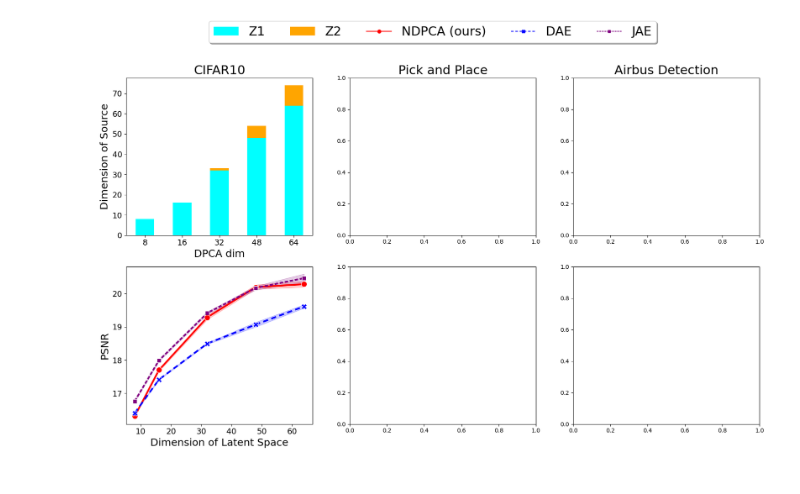
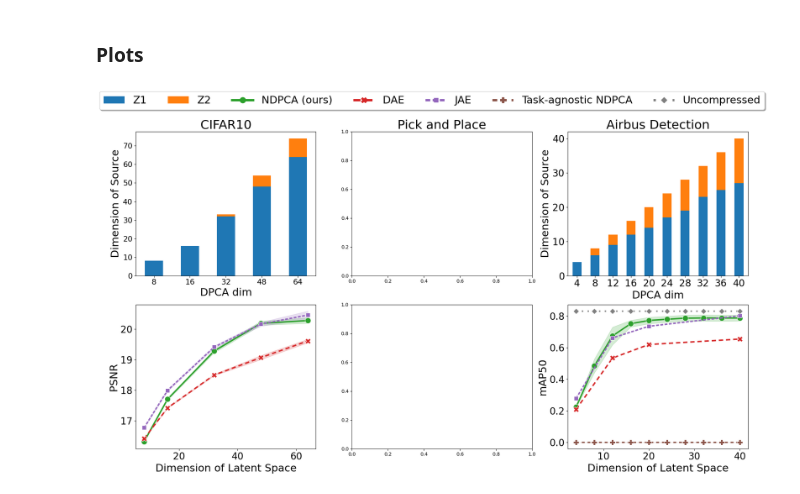
Before and after one commit to UTAustin-SwarmLab/Task-aware-Distributed-Source-Coding, a Jupyter notebook: plots/make_plot.ipynb, the cells around one changed output. Drawn from its saved outputs; the diff is of its cells as text; code cells hidden in the pictures.

Commit message:
add airbus plots

```diff
--- a/plots/make_plot.ipynb
+++ b/plots/make_plot.ipynb
@@ -1,10 +1,12 @@
 # %%
 import matplotlib.pyplot as plt
+import matplotlib.ticker as mtick
 import numpy as np
 import pandas as pd
 import seaborn as sns
-%matplotlib inline
+# %matplotlib inline
 
 import warnings
 warnings.simplefilter(action='ignore', category=FutureWarning)
-# %config InlineBackend.close_figures=False # keep figures open in pyplot
+
+color_list = sns.color_palette()
@@ -90,49 +123,82 @@ print(cifar_df.tail())
+# %% [markdown]
+### Plots
 # %%
 fig, ax_list = plt.subplot_mosaic(
         [["cifar_z", "pnp_z", "airbus_z"],
         ["cifar_dpca", "pnp_dpca", "airbus_dpca"]],
-        figsize=(20, 11))
+        figsize=(23, 12))
         # gridspec_kw={
             # set the height ratios between the rows
             # "height_ratios": [1.5, 1.5, 1.5, 2, 2, 2],
             # set the width ratios between the columns
             # "width_ratios": [1, 1, 1, 1],})
+
+xylabelsize = 22
+titlesize = 26
+legendsize = 22
+ticksize = 20
 
 ####### ax #######
 # 1 2 3
 # 4 5 6
 ####### ax #######
 
 ### set title
-ax_list["cifar_z"].set_title("CIFAR10", fontsize=22)
-ax_list["pnp_z"].set_title("Pick and Place", fontsize=22)
-ax_list["airbus_z"].set_title("Airbus Detection", fontsize=22)
+ax_list["cifar_z"].set_title("CIFAR10", fontsize=titlesize)
+ax_list["pnp_z"].set_title("Pick and Place", fontsize=titlesize)
+ax_list["airbus_z"].set_title("Airbus Detection", fontsize=titlesize)
 
 
 ### plot cifar denoising
-
 ## plot DPCA curve
-ax4 = sns.lineplot(data=cifar_df, x="dpca_dim", y="psnr", ax=ax_list["cifar_dpca"], linewidth=3, hue='method',
-                    palette=['red', 'blue', 'purple'], dashes=['', (3,2), (2,1)], style="method", markers=True, markersize=10)
-ax_list["cifar_dpca"].set_xlabel("Dimension of Latent Space", fontsize=18)
-ax_list["cifar_dpca"].set_ylabel("PSNR", fontsize=18)
-ax_list["cifar_dpca"].tick_params(axis="x", labelsize=14)
-ax_list["cifar_dpca"].tick_params(axis="y", labelsize=14)
+ax4 = sns.lineplot(data=cifar_df, x="dpca_dim", y="psnr", ax=ax_list["cifar_dpca"], linewidth=3, hue='method', style="method",
+                    palette=[color_list[2], color_list[3], color_list[4]], dashes=['', (3,2), (2,1)], markers=True, markersize=12)
+ax_list["cifar_dpca"].set_xlabel("Dimension of Latent Space", fontsize=xylabelsize)
+ax_list["cifar_dpca"].set_ylabel("PSNR", fontsize=xylabelsize)
+ax_list["cifar_dpca"].tick_params(axis="x", labelsize=ticksize)
+ax_list["cifar_dpca"].tick_params(axis="y", labelsize=ticksize)
 ax_list["cifar_dpca"].legend().remove()
-
 ## plot Z1 and Z2
 cifar_df_z = cifar_df.loc[(cifar_df["method"]).str.contains('NDPCA') & (cifar_df["seed"] == cifar_df.iloc[0]["seed"]) ]
-cifar_df_z.plot(kind='bar', stacked=True, color=['aqua', 'orange'], ax=ax_list["cifar_z"],
+cifar_df_z.plot(kind='bar', stacked=True, color=[color_list[0], color_list[1]], ax=ax_list["cifar_z"],
                 x="dpca_dim", y=["Z1", "Z2"], width=0.5, rot=0)
-ax_list["cifar_z"].set_xlabel("DPCA dim", fontsize=18)
-ax_list["cifar_z"].set_ylabel("Dimension of Source", fontsize=18)
-ax_list["cifar_z"].tick_params(axis="x", labelsize=14)
-ax_list["cifar_z"].tick_params(axis="y", labelsize=14)
+ax_list["cifar_z"].set_xlabel("DPCA dim", fontsize=xylabelsize)
+ax_list["cifar_z"].set_ylabel("Dimension of Source", fontsize=xylabelsize)
+ax_list["cifar_z"].tick_params(axis="x", labelsize=16)
+ax_list["cifar_z"].tick_params(axis="y", labelsize=16)
 ax_list["cifar_z"].legend().remove()
 
-lines_labels = [ax.get_legend_handles_labels() for ax in fig.axes ]#[ax_list["cifar_dpca"], ax_list["cifar_z"]]]
+### Plot AirBus Detection
+## plot DPCA curve
+ax6 = sns.lineplot(data=airbus_df, x="dpca_dim", y="testmAP", ax=ax_list["airbus_dpca"], linewidth=3, hue='method', style="method",
+                    palette=[color_list[2], color_list[3], color_list[4], color_list[5], 'gray'], dashes=['', (3,2), (2,1), (2,2), (1,3)], markers=True, markersize=12)
+ax_list["airbus_dpca"].set_xlabel("Dimension of Latent Space", fontsize=xylabelsize)
+ax_list["airbus_dpca"].set_ylabel("mAP50", fontsize=xylabelsize)
+ax_list["airbus_dpca"].tick_params(axis="x", labelsize=ticksize)
+ax_list["airbus_dpca"].tick_params(axis="y", labelsize=ticksize)
+leg = ax_list["airbus_dpca"].legend()
+# plt.gca().yaxis.set_major_formatter(mtick.PercentFormatter(xmax=1.0))
+ax_list["airbus_dpca"].legend().remove()
+## plot Z1 and Z2
+airbus_df_z = airbus_df.loc[(airbus_df["method"]).str.contains('ours') & (airbus_df["seed"] == airbus_df.iloc[0]["seed"]) ]
+airbus_df_z.plot(kind='bar', stacked=True, color=[color_list[0], color_list[1]], ax=ax_list["airbus_z"],
+                x="dpca_dim", y=["Z1", "Z2"], width=0.5, rot=0)
+ax_list["airbus_z"].set_xlabel("DPCA dim", fontsize=xylabelsize)
+ax_list["airbus_z"].set_ylabel("Dimension of Source", fontsize=xylabelsize)
+ax_list["airbus_z"].tick_params(axis="x", labelsize=ticksize)
+ax_list["airbus_z"].tick_params(axis="y", labelsize=ticksize)
+ax_list["airbus_z"].legend().remove()
+
+
+### Generate a legend for the first line only
+# lines_labels = [ax.get_legend_handles_labels() for ax in fig.axes ] # [ax_list["cifar_dpca"], ax_list["cifar_z"]]]
+lines_labels = [ax.get_legend_handles_labels() for ax in [ax_list["airbus_z"], ax_list["airbus_dpca"]]]
 lines, labels = [sum(lol, []) for lol in zip(*lines_labels)]
-lgd = fig.legend(lines, labels, loc='upper center', bbox_to_anchor=(0.5, 1.02), fancybox=True, shadow=True, ncol=6, fontsize=22)
+
+lgd = fig.legend(lines, labels, loc='upper center', bbox_to_anchor=(0.5, 0.99), fancybox=True, shadow=True, ncol=7, fontsize=22, markerscale=2)
+for line in lgd.get_lines():
+    line.set_linewidth(5.0)
 plt.show()
+fig.savefig('./results.pdf', bbox_extra_artists=(lgd,), bbox_inches='tight')
 # %% [output]
-[figure, old version]
+[figure, new version]
```
Also changed, not shown: parts of 6 cells of this notebook, 6 other files.
